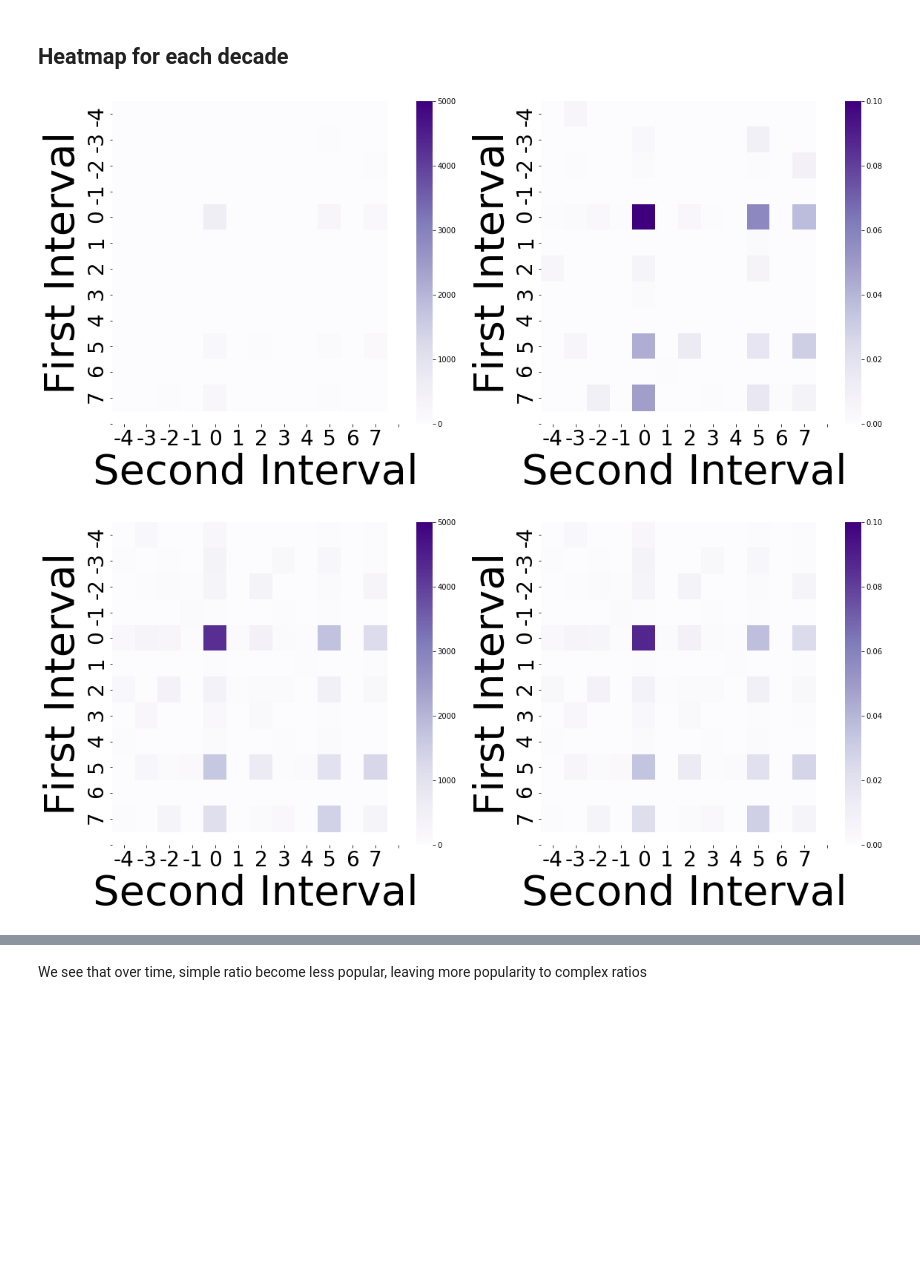
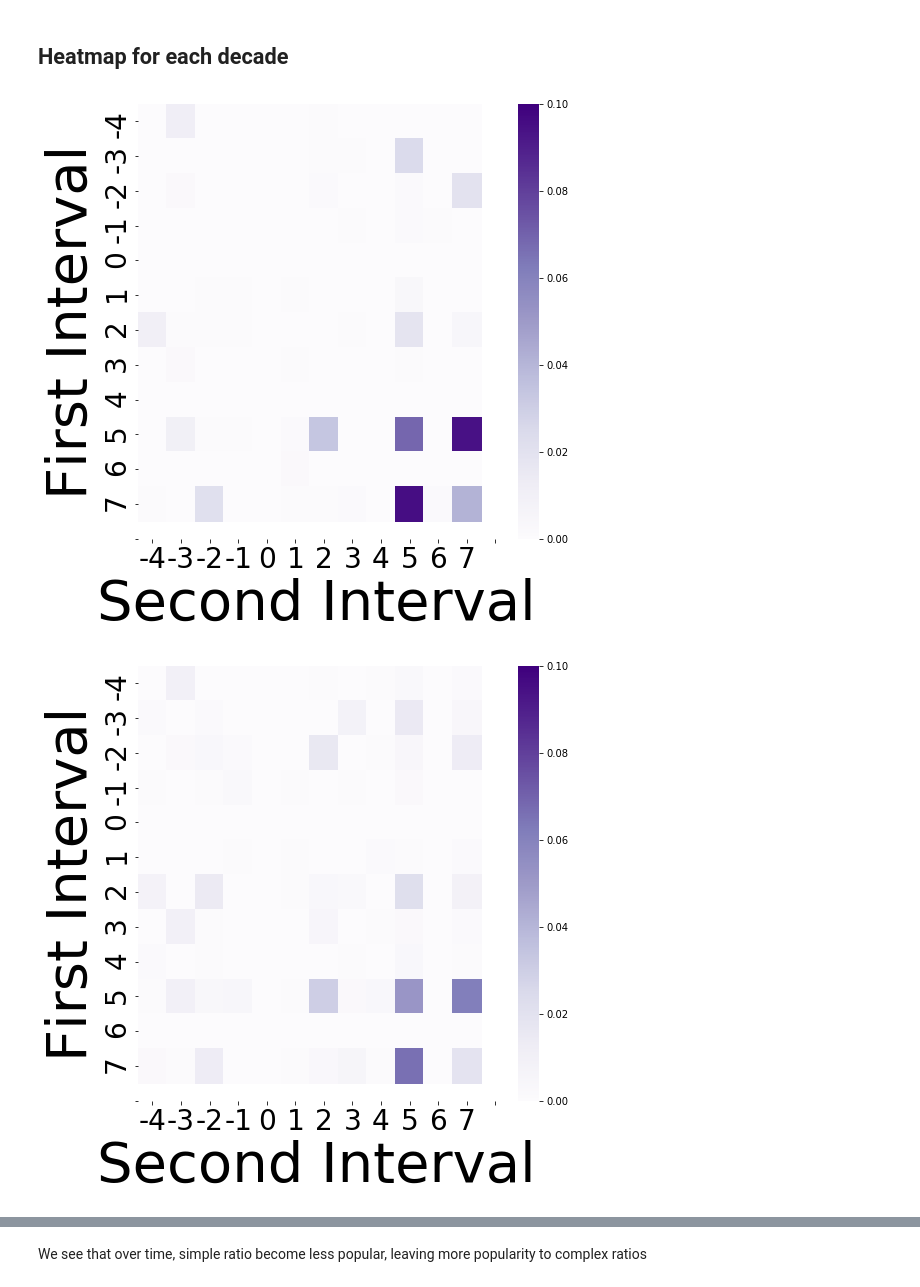
Before and after one commit to lucieperrotta/Digital-Musicology, a Jupyter notebook: processing/processing.ipynb, the cells around one changed output, grey strips where cells are left out. Saved outputs shown, nothing was run; the diff lists cells and outputs as text; code cells hidden in the pictures; blank space fills up the shorter version.

```diff
--- a/processing/processing.ipynb
+++ b/processing/processing.ipynb
@@ -452,20 +457,20 @@ def plot_heatmap_decade(clean_data, cycles=True):
                 heatmap_data[index_second, index_first] += 1
                 chordpatslen=chordpatslen+ng-1
 
-        plt.figure(1, figsize=(19, 8))
+        plt.figure(1, figsize=(8, 8))
 
-        plt.subplot(121) # Left plot
-        sns.heatmap(heatmap_data,vmin=0,vmax=5000 ,cmap=colormap)
-        plt.xticks(np.arange(0.5, 13.5, 1), np.arange(-4, 8), fontsize=fontsize)
-        plt.yticks(np.arange(0.5, 13.5, 1), np.arange(-4, 8), fontsize=fontsize)
-        plt.xlabel('Second Interval', fontsize=2*fontsize)
-        plt.ylabel('First Interval', fontsize=2*fontsize)
+        #plt.subplot(121) # Left plot
+        #sns.heatmap(heatmap_data,vmin=0,vmax=5000 ,cmap=colormap)
+        #plt.xticks(np.arange(0.5, 13.5, 1), np.arange(-4, 8), fontsize=fontsize)
+        #plt.yticks(np.arange(0.5, 13.5, 1), np.arange(-4, 8), fontsize=fontsize)
+        #plt.xlabel('Second Interval', fontsize=2*fontsize)
+        #plt.ylabel('First Interval', fontsize=2*fontsize)
         #if(cycles==True):
             #plt.title('Absolute Heatmap')
         #else:
             #plt.title('Heatmap for trigrams with cycles removed')
 
-        plt.subplot(122) # Right plot HEATMAP RELATIVE
+        #plt.subplot(122) # Right plot HEATMAP RELATIVE
         sns.heatmap(heatmap_data/chordpatslen, vmin=0,vmax=0.1, cmap=colormap)
         plt.xticks(np.arange(0.5, 13.5, 1), np.arange(-4, 8), fontsize=fontsize)
         plt.yticks(np.arange(0.5, 13.5, 1), np.arange(-4, 8), fontsize=fontsize)
@@ -482,7 +487,7 @@ def plot_heatmap_decade(clean_data, cycles=True):
 
     return heatmaps, heatmapsrel, chordlens
 # %%
-heatmaps,heatmapsrel,chordlens = plot_heatmap_decade(clean_data)
+heatmaps,heatmapsrel,chordlens = plot_heatmap_decade(removed_duplicates)
 # %% [output]
-[figure, old version]
+[figure, new version]
-[figure, old version]
+[figure, new version]
```
Also changed, not shown: parts of 4 cells of this notebook.
